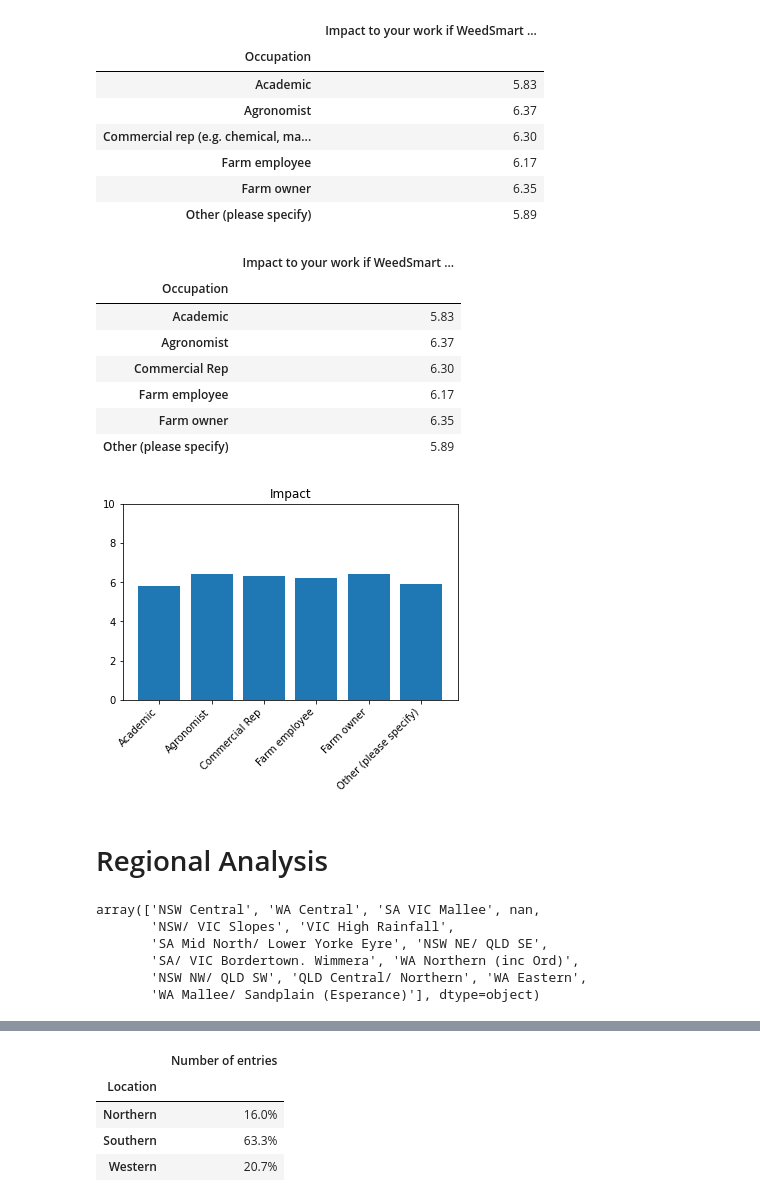
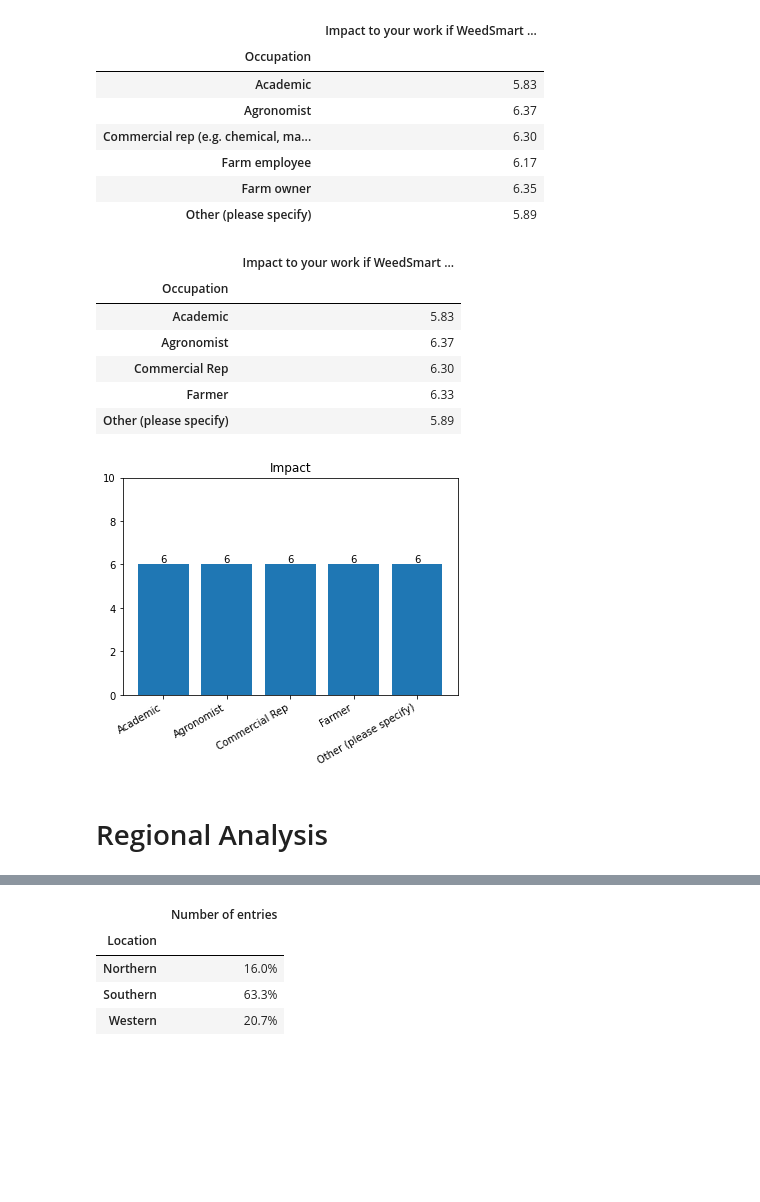
Before and after one commit to pyagoubi/Stuff, a Jupyter notebook: Weedsmart.ipynb, the cells around one changed output, grey strips where cells are left out. Saved outputs shown, nothing was run; the diff lists cells and outputs as text; code cells hidden in the pictures; blank space fills up the shorter version.

```diff
--- a/Weedsmart.ipynb
+++ b/Weedsmart.ipynb
@@ -215,6 +206,6 @@ fig.tight_layout()
 # %% [markdown]
 # Area
 # %%
-data =data.rename(columns = {'On average, how much area (in hectares) does your farm business crop each year?': 'Area'})
-data['Area'].fillna(0, inplace = True)
+df_clean =df_clean.rename(columns = {'On average, how much area (in hectares) does your farm business crop each year?': 'Area'})
+df_clean['Area'].fillna(0, inplace = True)
 # %%
@@ -480,13 +271,13 @@ fig.tight_layout()
 # %% [markdown]
 # Mix and rotate herbicides
 # %%
-df_double = pd.read_excel('/content/drive/MyDrive/upwork3/double.xlsx')
 
-df_mix=df_double[['Occupation', 'Mix and rotate herbicides(%)']]
+
+df_mix=df_clean[['Occupation', 'Mix and rotate herbicides(%)']]
 df_mix = df_mix.fillna(0)
 df_mix['Mix and rotate herbicides(%)'] = df_mix['Mix and rotate herbicides(%)'] *100
 
-pd.options.display.float_format = '{:,.2f}'.format
+pd.options.display.float_format = '{:0.2%}'.format
 df_mix.groupby('Occupation').mean()
 # %% [output]
 |  | Mix and rotate herbicides(%) |
@@ -1027,33 +487,33 @@ np.round(imp_summary, decimals = 2)
 # %%
 imp = ['Occupation', 'Impact to your work if WeedSmart no longer existed?']
 
 imp_summary = pd.DataFrame(df_clean[imp].groupby('Occupation').mean()) ####
+#imp['Occupation'].str.rstrip("%").astype(float)/100
 display(imp_summary) ###
 pd.options.display.float_format = '{:,.2f}'.format
 
 imp_summary = np.round(imp_summary, decimals = 2)
 
 print('\n\n\n')
 fig, ax = plt.subplots(1,1)
 plt.title('Impact') ###
-ax.bar(imp_summary.index,imp_summary['Impact to your work if WeedSmart no longer existed?'].round(decimals=1))  ####
+ax.bar(imp_summary.index,imp_summary['Impact to your work if WeedSmart no longer existed?'].round(decimals=0))  ####
 ax.set_xticks(ax.get_xticks(), ax.get_xticklabels(), rotation=30, ha='right')
-#ax.xaxis.set_major_formatter("{x:.2f}")
+#ax.xaxis.set_major_formatter("{x:.0f}")
 ax.bar_label(ax.containers[0], label_type='edge')
 ax.set_ylim(0, 10)
 
 
 plt.show()
 # %% [output]
 |  | Impact to your work if WeedSmart ... |
 | Occupation |  |
 | Academic | 5.83 |
 | Agronomist | 6.37 |
 | Commercial Rep | 6.30 |
-| Farm employee | 6.17 |
-| Farm owner | 6.35 |
+| Farmer | 6.33 |
 | Other (please specify) | 5.89 |
-[figure, old version]
+[figure, new version]
 # %% [markdown]
 # Regional Analysis
 # %%
@@ -1063,9 +524,0 @@ Western: WA Northern, WA Central, WA Eastern, WA Mallee/ Sandplain (Esperance)
-# %%
-df_clean['Location'].unique()
-# %% [output]
-array(['NSW Central', 'WA Central', 'SA VIC Mallee', nan,
-       'NSW/ VIC Slopes', 'VIC High Rainfall',
-       'SA Mid North/ Lower Yorke Eyre', 'NSW NE/ QLD SE',
-       'SA/ VIC Bordertown. Wimmera', 'WA Northern (inc Ord)',
-       'NSW NW/ QLD SW', 'QLD Central/ Northern', 'WA Eastern',
-       'WA Mallee/ Sandplain (Esperance)'], dtype=object)
```
Also changed, not shown: parts of 53 cells of this notebook.
